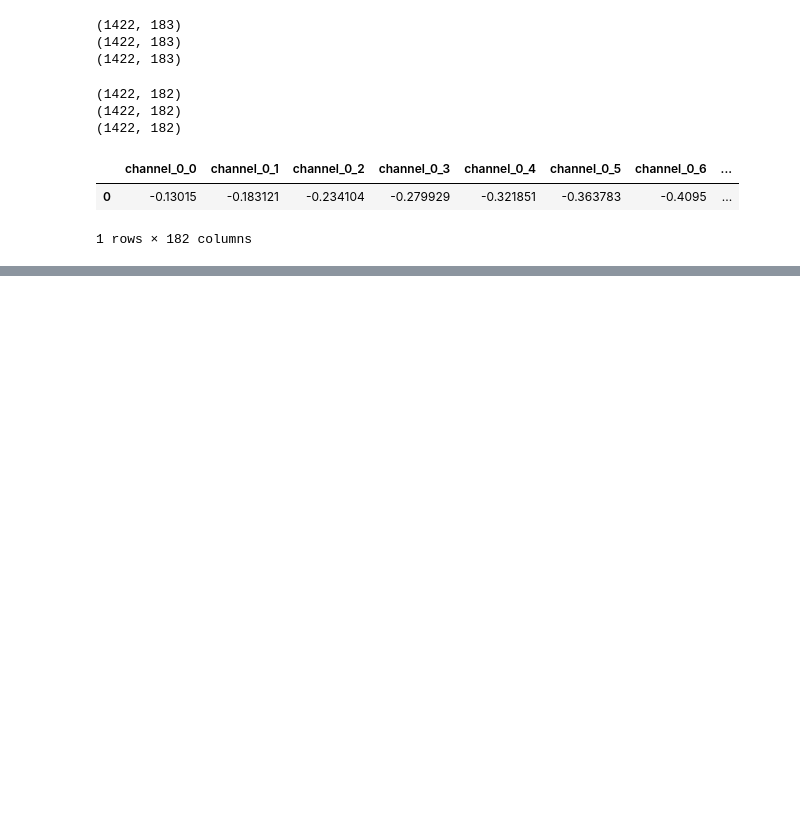
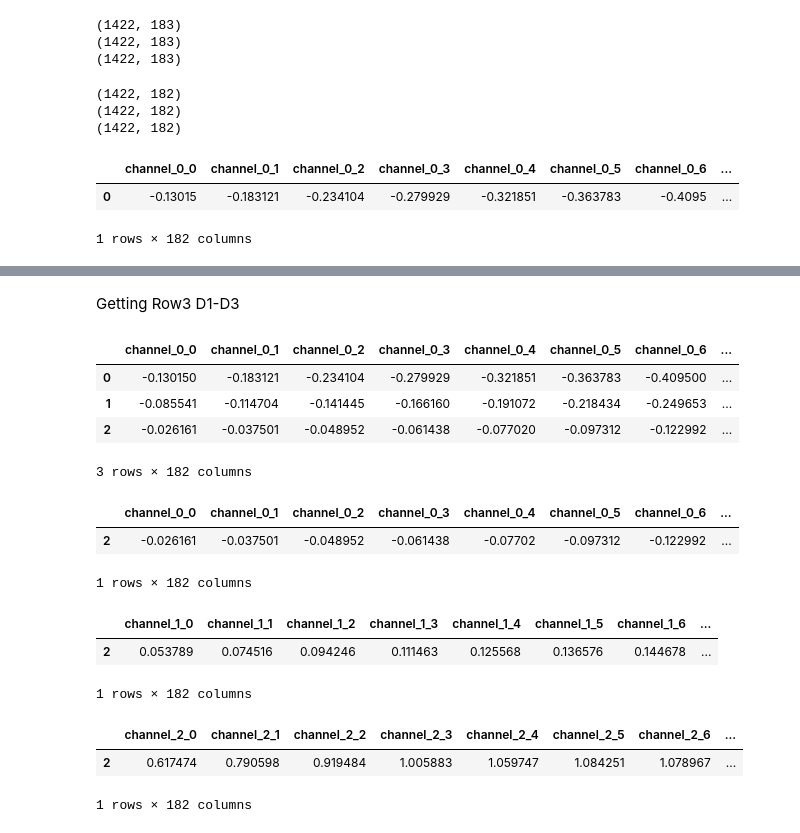
Before and after one commit to ArslanAliAwan/Character_Trajectories, a Jupyter notebook: Character_Trajectories_V2.ipynb, the cells around one changed output, grey strips where cells are left out. Cells and saved outputs as stored; diff of their text form; code cells hidden in the pictures; blank space fills up the shorter version.

```diff
--- a/Character_Trajectories_V2.ipynb
+++ b/Character_Trajectories_V2.ipynb
@@ -136,0 +91,14 @@ array([[-1.301500e-01,  7.132300e-02,  8.993060e-01],
+# %% [markdown]
+Getting Row3 D1-D3
+# %%
+df_D1_Row3 = df_D1.head(3)
+df_D2_Row3 = df_D2.head(3)
+df_D3_Row3 = df_D3.head(3)
+# %%
+df_D1_Row3
+# %% [output]
+|  | channel_0_0 | channel_0_1 | channel_0_2 | channel_0_3 | channel_0_4 | channel_0_5 | channel_0_6 | ... |
+| 0 | -0.130150 | -0.183121 | -0.234104 | -0.279929 | -0.321851 | -0.363783 | -0.409500 | ... |
+| 1 | -0.085541 | -0.114704 | -0.141445 | -0.166160 | -0.191072 | -0.218434 | -0.249653 | ... |
+| 2 | -0.026161 | -0.037501 | -0.048952 | -0.061438 | -0.077020 | -0.097312 | -0.122992 | ... |
+3 rows × 182 columns
@@ -136,0 +109,18 @@ array([[-1.301500e-01,  7.132300e-02,  8.993060e-01],
+# %%
+df_D1_Row3
+# %% [output]
+|  | channel_0_0 | channel_0_1 | channel_0_2 | channel_0_3 | channel_0_4 | channel_0_5 | channel_0_6 | ... |
+| 2 | -0.026161 | -0.037501 | -0.048952 | -0.061438 | -0.07702 | -0.097312 | -0.122992 | ... |
+1 rows × 182 columns
+# %%
+df_D2_Row3
+# %% [output]
+|  | channel_1_0 | channel_1_1 | channel_1_2 | channel_1_3 | channel_1_4 | channel_1_5 | channel_1_6 | ... |
+| 2 | 0.053789 | 0.074516 | 0.094246 | 0.111463 | 0.125568 | 0.136576 | 0.144678 | ... |
+1 rows × 182 columns
+# %%
+df_D3_Row3
+# %% [output]
+|  | channel_2_0 | channel_2_1 | channel_2_2 | channel_2_3 | channel_2_4 | channel_2_5 | channel_2_6 | ... |
+| 2 | 0.617474 | 0.790598 | 0.919484 | 1.005883 | 1.059747 | 1.084251 | 1.078967 | ... |
+1 rows × 182 columns
```
Also changed, not shown: parts of 18 cells of this notebook.
